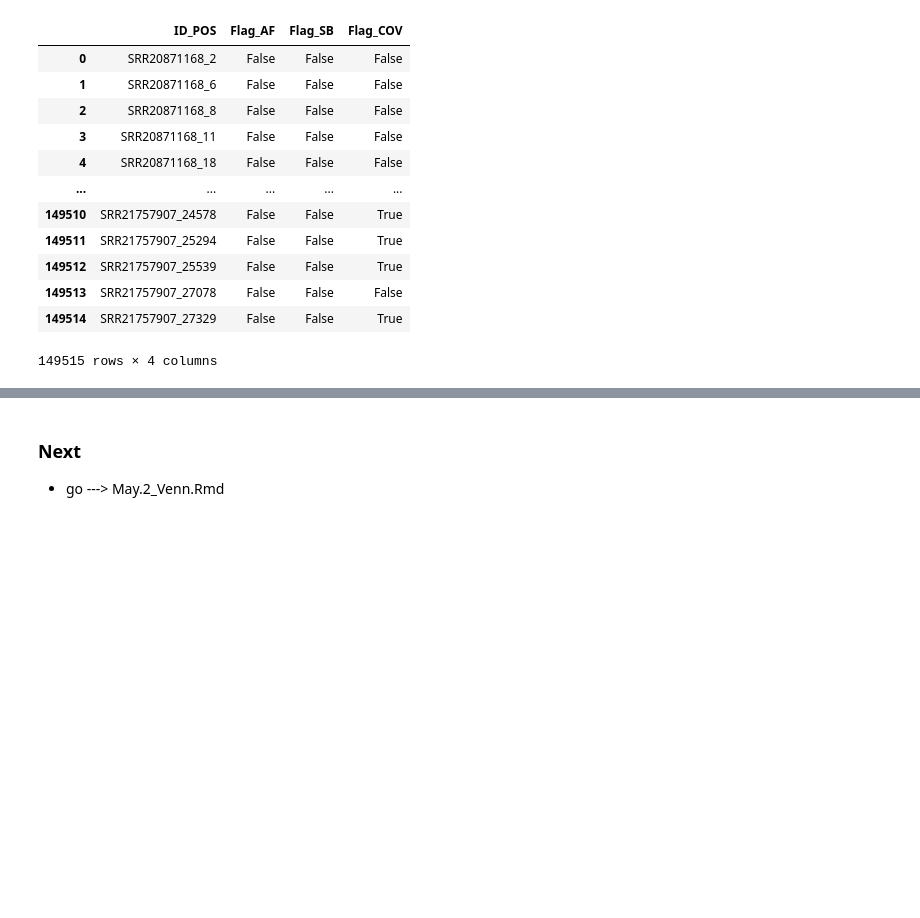
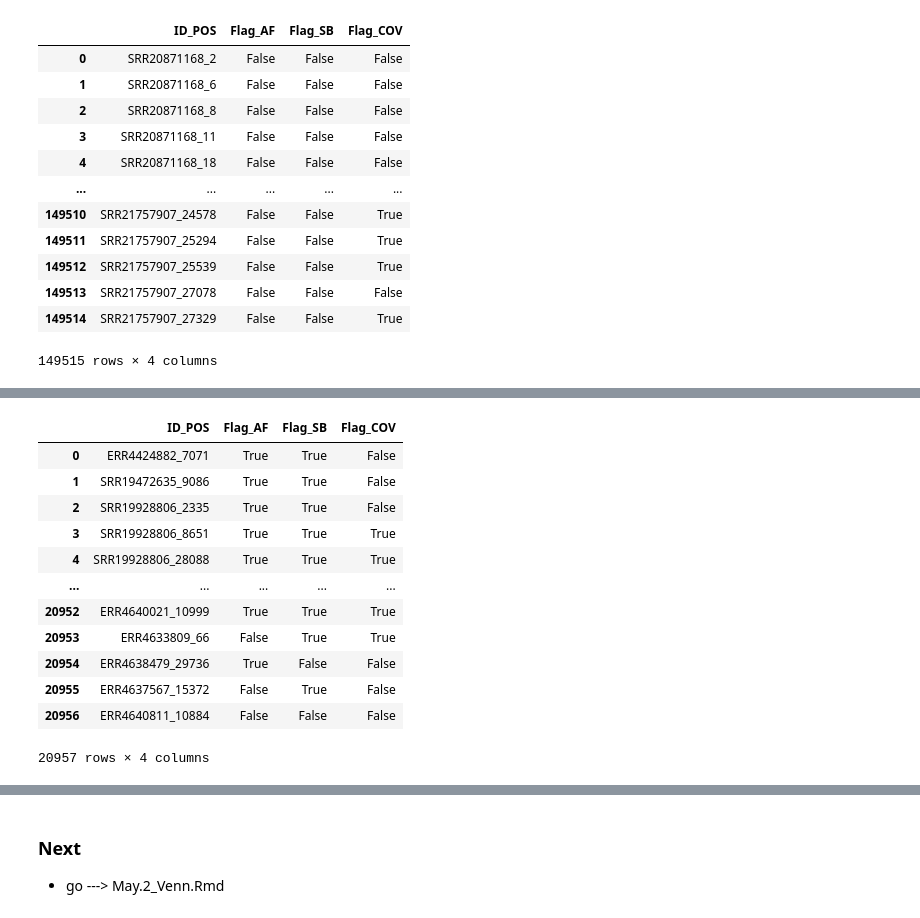
Before and after one commit to NicolaDM/EBI_INTER, a Jupyter notebook: Project_1/Step_2_Visualization_Venn/May.9_prepare_data.ipynb, the cells around one changed output, grey strips where cells are left out. Drawn from its saved outputs; the diff is of its cells as text; code cells hidden in the pictures; blank space fills up the shorter version.

```diff
--- a/Project_1/Step_2_Visualization_Venn/May.9_prepare_data.ipynb
+++ b/Project_1/Step_2_Visualization_Venn/May.9_prepare_data.ipynb
@@ -166,3 +136,6 @@ merged_df_all
 | 149513 | SRR21757907_27078 | False | False | False |
 | 149514 | SRR21757907_27329 | False | False | True |
 149515 rows × 4 columns
+# %%
+df_err = pd.read_csv("../../A_Datas/ERR_POS.txt", sep='\t')
+df_err
@@ -168,0 +156,17 @@ merged_df_all
+# %%
+df_err['Flag_COV'] = df_err['Flag_COV'].map({True: False, False: True})
+df_err
+# %% [output]
+|  | ID_POS | Flag_AF | Flag_SB | Flag_COV |
+| 0 | ERR4424882_7071 | True | True | False |
+| 1 | SRR19472635_9086 | True | True | False |
+| 2 | SRR19928806_2335 | True | True | False |
+| 3 | SRR19928806_8651 | True | True | True |
+| 4 | SRR19928806_28088 | True | True | True |
+| ... | ... | ... | ... | ... |
+| 20952 | ERR4640021_10999 | True | True | True |
+| 20953 | ERR4633809_66 | False | True | True |
+| 20954 | ERR4638479_29736 | True | False | False |
+| 20955 | ERR4637567_15372 | False | True | False |
+| 20956 | ERR4640811_10884 | False | False | False |
+20957 rows × 4 columns
```
Also changed, not shown: parts of 9 cells of this notebook, 13 other files.
